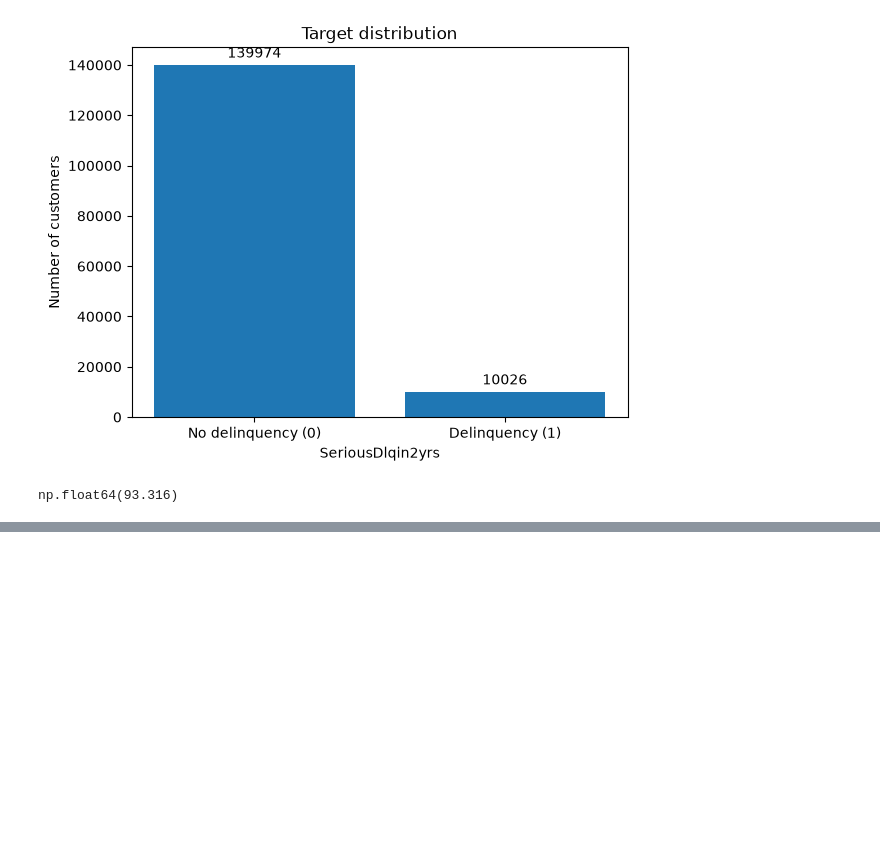
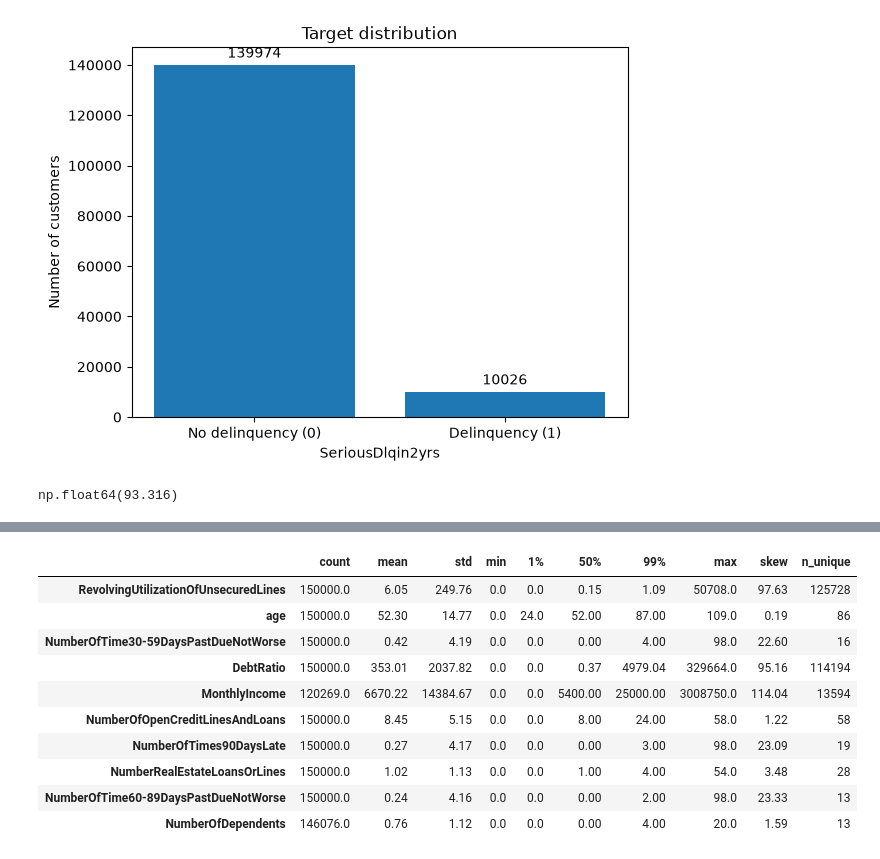
Before and after one commit to CarlosCUNEF/machine_learning_assignment, a Jupyter notebook: notebooks/01_EDA.ipynb, the cells around one changed output, grey strips where cells are left out. Cells and saved outputs as stored; diff of their text form; code cells hidden in the pictures; blank space fills up the shorter version.

```diff
--- a/notebooks/01_EDA.ipynb
+++ b/notebooks/01_EDA.ipynb
@@ -124,0 +131,27 @@ np.float64(93.316)
+# %%
+# Names used in the rest of the notebook
+TARGET = "SeriousDlqin2yrs"
+FEATURES = [c for c in df.columns if c != TARGET]
+LATE_COLS = [
+    "NumberOfTime30-59DaysPastDueNotWorse",
+    "NumberOfTime60-89DaysPastDueNotWorse",
+    "NumberOfTimes90DaysLate",
+]
+sns.set_theme(style="whitegrid")
+
+summary = df[FEATURES].describe(percentiles=[0.01, 0.5, 0.99]).T
+summary["skew"] = df[FEATURES].skew()
+summary["n_unique"] = df[FEATURES].nunique()
+summary.round(2)
+# %% [output]
+|  | count | mean | std | min | 1% | 50% | 99% | max | skew | n_unique |
+| RevolvingUtilizationOfUnsecuredLines | 150000.0 | 6.05 | 249.76 | 0.0 | 0.0 | 0.15 | 1.09 | 50708.0 | 97.63 | 125728 |
+| age | 150000.0 | 52.30 | 14.77 | 0.0 | 24.0 | 52.00 | 87.00 | 109.0 | 0.19 | 86 |
+| NumberOfTime30-59DaysPastDueNotWorse | 150000.0 | 0.42 | 4.19 | 0.0 | 0.0 | 0.00 | 4.00 | 98.0 | 22.60 | 16 |
+| DebtRatio | 150000.0 | 353.01 | 2037.82 | 0.0 | 0.0 | 0.37 | 4979.04 | 329664.0 | 95.16 | 114194 |
+| MonthlyIncome | 120269.0 | 6670.22 | 14384.67 | 0.0 | 0.0 | 5400.00 | 25000.00 | 3008750.0 | 114.04 | 13594 |
+| NumberOfOpenCreditLinesAndLoans | 150000.0 | 8.45 | 5.15 | 0.0 | 0.0 | 8.00 | 24.00 | 58.0 | 1.22 | 58 |
+| NumberOfTimes90DaysLate | 150000.0 | 0.27 | 4.17 | 0.0 | 0.0 | 0.00 | 3.00 | 98.0 | 23.09 | 19 |
+| NumberRealEstateLoansOrLines | 150000.0 | 1.02 | 1.13 | 0.0 | 0.0 | 1.00 | 4.00 | 54.0 | 3.48 | 28 |
+| NumberOfTime60-89DaysPastDueNotWorse | 150000.0 | 0.24 | 4.16 | 0.0 | 0.0 | 0.00 | 2.00 | 98.0 | 23.33 | 13 |
+| NumberOfDependents | 146076.0 | 0.76 | 1.12 | 0.0 | 0.0 | 0.00 | 4.00 | 20.0 | 1.59 | 13 |
```
Also changed, not shown: parts of 28 cells of this notebook, 2 other files.
